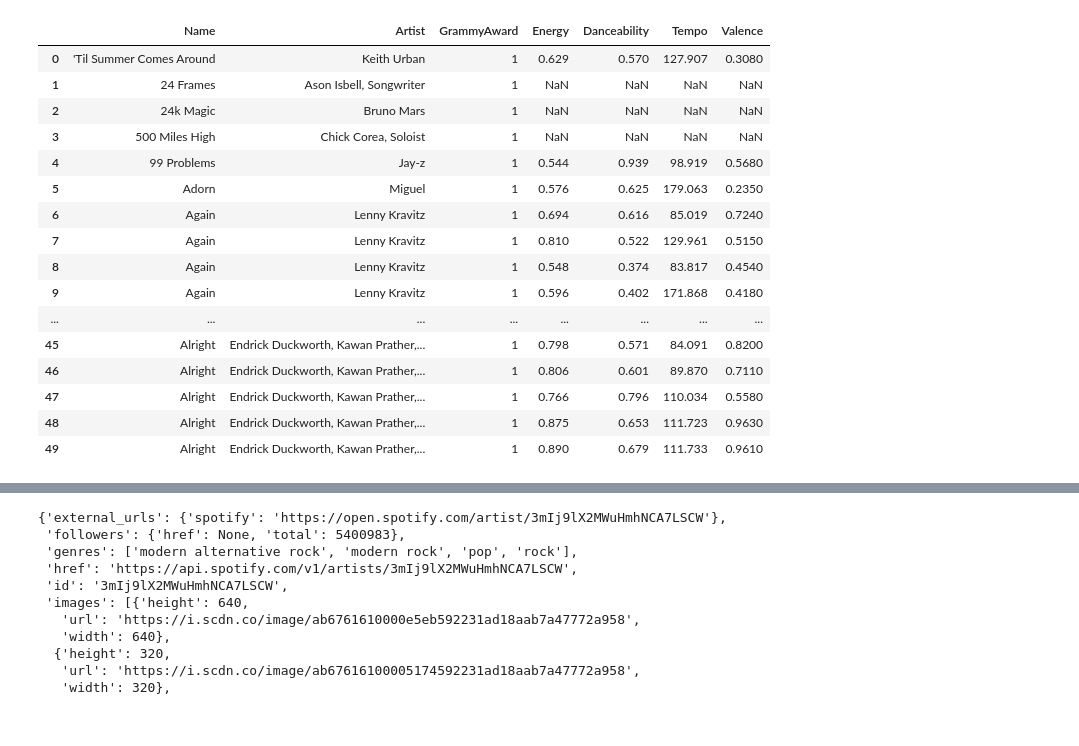
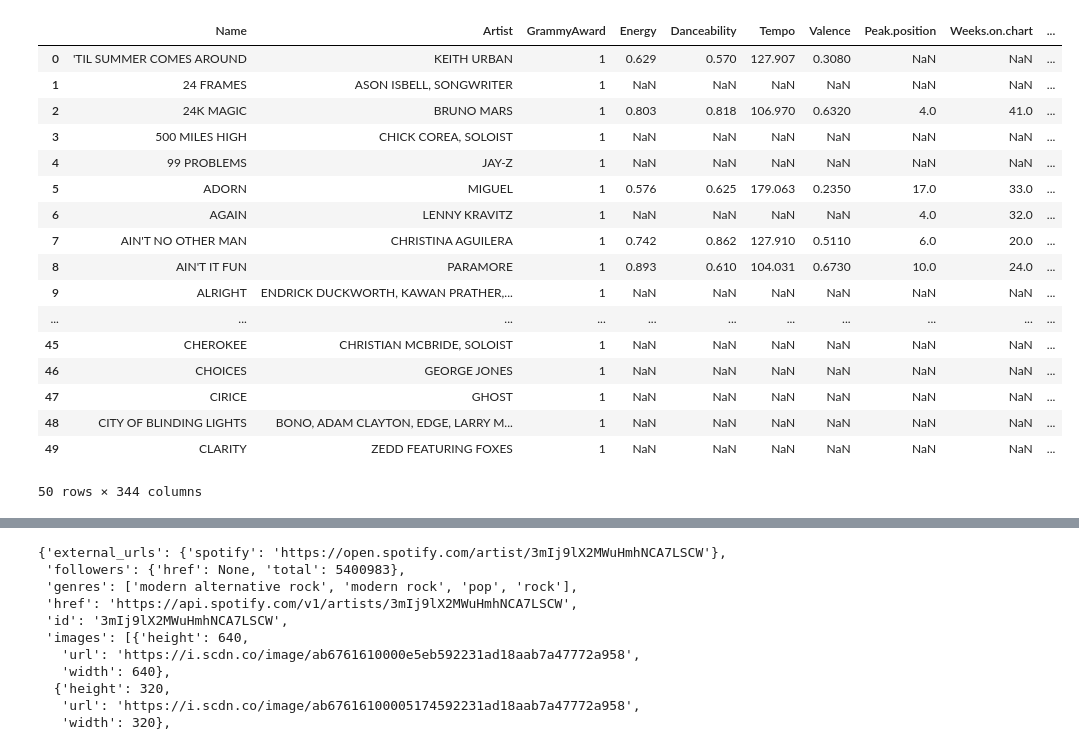
Before and after one commit to vpandiarajan20/2022-DataScience-Final, a Jupyter notebook: neil_edits.ipynb, the cells around one changed output, grey strips where cells are left out. Cells and saved outputs as stored; diff of their text form; code cells hidden in the pictures.

```diff
--- a/neil_edits.ipynb
+++ b/neil_edits.ipynb
@@ -19,11 +21,15 @@ grammyAwards.head()
 # %%
 billboardHot100 = pd.read_csv('data/billboardHot100_1999-2019.csv')
-billboardHot100 = billboardHot100[['Artists', 'Name', 'Peak.position', 'Weeks.on.chart','Weekly.rank']]
+billboardHot100 = billboardHot100[['Artists', 'Name', 'Genre', 'Peak.position', 'Weeks.on.chart','Weekly.rank']]
 billboardHot100['Weeks.on.chart'] = billboardHot100['Weeks.on.chart'].fillna(1)
 billboardHot100['Peak.position'] = billboardHot100['Peak.position'].fillna(100)
 billboardHot100['Weekly.rank'] = billboardHot100['Weekly.rank'].fillna(100)
+billboardHot100['Genre'] = billboardHot100['Genre'].fillna('None')
 # billboardHot100.groupby(by=['Artist', 'Name']).min('Peak.position').max('Weeks.on.chart')
-billboardHot100 = billboardHot100.groupby(['Artists', 'Name']).agg({'Peak.position':'min', 'Weeks.on.chart':'max', 'Weekly.rank':'mean'})[['Peak.position','Weeks.on.chart','Weekly.rank']].reset_index()
+billboardHot100 = billboardHot100.groupby(['Artists', 'Name','Genre']).agg({'Peak.position':'min', 'Weeks.on.chart':'max', 'Weekly.rank':'mean'})[['Peak.position','Weeks.on.chart','Weekly.rank']].reset_index()
 billboardHot100.rename(columns = {'Weekly.rank':'Avg.rank'}, inplace = True)
-billboardHot100
+billboardHot100.rename(
+    columns={"Artists":"Artist"}, inplace=True)
+billboardHot100 = billboardHot100.applymap(lambda s: s.upper() if type(s) == str else s)
+billboardHot100.head(5)
 # %% [output]
@@ -42,0 +42,13 @@ billboardHot100
+# %%
+from sklearn.preprocessing import MultiLabelBinarizer
+
+genres_as_list = [g.split(",") for g in billboardHot100['Genre']]
+one_hot = MultiLabelBinarizer()
+genre_encoding = one_hot.fit_transform(genres_as_list)
+genres = one_hot.classes_
+
+genre_df = pd.DataFrame(genre_encoding, columns = genres)
+# genre_df.head()
+billboardHot100 = billboardHot100.join(genre_df)
+billboardHot100 = billboardHot100.drop(columns=['Genre'])
+billboardHot100
@@ -43,3 +69,5 @@ billboardHot100
 # %%
-songAtrributes = pd.read_csv('data/songAttributes_1999-2019.csv')
-songAtrributes = songAtrributes[['Name', 'Energy', 'Danceability', 'Tempo', 'Valence']]
+songAttributes = pd.read_csv('data/songAttributes_1999-2019.csv')
+songAttributes = songAttributes[['Name', 'Artist', 'Energy', 'Danceability', 'Tempo', 'Valence']]
+songAttributes = songAttributes.applymap(lambda s: s.upper() if type(s) == str else s)
+songAttributes.head(5)
@@ -45,0 +81,3 @@ songAtrributes = songAtrributes[['Name', 'Energy', 'Danceability', 'Tempo', 'Val
+# %%
+inProgress = grammyAwards.merge(songAttributes, on=['Name', 'Artist'], how='left').drop_duplicates(subset=['Name', 'Artist'], keep='first')
+inProgress.head()
@@ -46,24 +91,25 @@ songAtrributes = songAtrributes[['Name', 'Energy', 'Danceability', 'Tempo', 'Val
 # %%
-combined_df = grammyAwards.merge(songAtrributes, on='Name', how = 'left')
+combined_df = inProgress.merge(billboardHot100, on=['Name', 'Artist'], how='left')
 combined_df.head(50)
 # %% [output]
-|  | Name | Artist | GrammyAward | Energy | Danceability | Tempo | Valence |
-| 0 | 'Til Summer Comes Around | Keith Urban | 1 | 0.629 | 0.570 | 127.907 | 0.3080 |
-| 1 | 24 Frames | Ason Isbell, Songwriter | 1 | NaN | NaN | NaN | NaN |
-| 2 | 24k Magic | Bruno Mars | 1 | NaN | NaN | NaN | NaN |
-| 3 | 500 Miles High | Chick Corea, Soloist | 1 | NaN | NaN | NaN | NaN |
-| 4 | 99 Problems | Jay-z | 1 | 0.544 | 0.939 | 98.919 | 0.5680 |
-| 5 | Adorn | Miguel | 1 | 0.576 | 0.625 | 179.063 | 0.2350 |
-| 6 | Again | Lenny Kravitz | 1 | 0.694 | 0.616 | 85.019 | 0.7240 |
-| 7 | Again | Lenny Kravitz | 1 | 0.810 | 0.522 | 129.961 | 0.5150 |
-| 8 | Again | Lenny Kravitz | 1 | 0.548 | 0.374 | 83.817 | 0.4540 |
-| 9 | Again | Lenny Kravitz | 1 | 0.596 | 0.402 | 171.868 | 0.4180 |
-| ... | ... | ... | ... | ... | ... | ... | ... |
-| 45 | Alright | Endrick Duckworth, Kawan Prather,... | 1 | 0.798 | 0.571 | 84.091 | 0.8200 |
-| 46 | Alright | Endrick Duckworth, Kawan Prather,... | 1 | 0.806 | 0.601 | 89.870 | 0.7110 |
-| 47 | Alright | Endrick Duckworth, Kawan Prather,... | 1 | 0.766 | 0.796 | 110.034 | 0.5580 |
-| 48 | Alright | Endrick Duckworth, Kawan Prather,... | 1 | 0.875 | 0.653 | 111.723 | 0.9630 |
-| 49 | Alright | Endrick Duckworth, Kawan Prather,... | 1 | 0.890 | 0.679 | 111.733 | 0.9610 |
+|  | Name | Artist | GrammyAward | Energy | Danceability | Tempo | Valence | Peak.position | Weeks.on.chart | ... |
+| 0 | 'TIL SUMMER COMES AROUND | KEITH URBAN | 1 | 0.629 | 0.570 | 127.907 | 0.3080 | NaN | NaN | ... |
+| 1 | 24 FRAMES | ASON ISBELL, SONGWRITER | 1 | NaN | NaN | NaN | NaN | NaN | NaN | ... |
+| 2 | 24K MAGIC | BRUNO MARS | 1 | 0.803 | 0.818 | 106.970 | 0.6320 | 4.0 | 41.0 | ... |
+| 3 | 500 MILES HIGH | CHICK COREA, SOLOIST | 1 | NaN | NaN | NaN | NaN | NaN | NaN | ... |
+| 4 | 99 PROBLEMS | JAY-Z | 1 | NaN | NaN | NaN | NaN | NaN | NaN | ... |
+| 5 | ADORN | MIGUEL | 1 | 0.576 | 0.625 | 179.063 | 0.2350 | 17.0 | 33.0 | ... |
+| 6 | AGAIN | LENNY KRAVITZ | 1 | NaN | NaN | NaN | NaN | 4.0 | 32.0 | ... |
+| 7 | AIN'T NO OTHER MAN | CHRISTINA AGUILERA | 1 | 0.742 | 0.862 | 127.910 | 0.5110 | 6.0 | 20.0 | ... |
+| 8 | AIN'T IT FUN | PARAMORE | 1 | 0.893 | 0.610 | 104.031 | 0.6730 | 10.0 | 24.0 | ... |
+| 9 | ALRIGHT | ENDRICK DUCKWORTH, KAWAN PRATHER,... | 1 | NaN | NaN | NaN | NaN | NaN | NaN | ... |
+| ... | ... | ... | ... | ... | ... | ... | ... | ... | ... | ... |
+| 45 | CHEROKEE | CHRISTIAN MCBRIDE, SOLOIST | 1 | NaN | NaN | NaN | NaN | NaN | NaN | ... |
+| 46 | CHOICES | GEORGE JONES | 1 | NaN | NaN | NaN | NaN | NaN | NaN | ... |
+| 47 | CIRICE | GHOST | 1 | NaN | NaN | NaN | NaN | NaN | NaN | ... |
+| 48 | CITY OF BLINDING LIGHTS | BONO, ADAM CLAYTON, EDGE, LARRY M... | 1 | NaN | NaN | NaN | NaN | NaN | NaN | ... |
+| 49 | CLARITY | ZEDD FEATURING FOXES | 1 | NaN | NaN | NaN | NaN | NaN | NaN | ... |
+50 rows × 344 columns
 # %%
 %pip install spotipy
 # %% [output]
```
Also changed, not shown: parts of 9 cells of this notebook.
